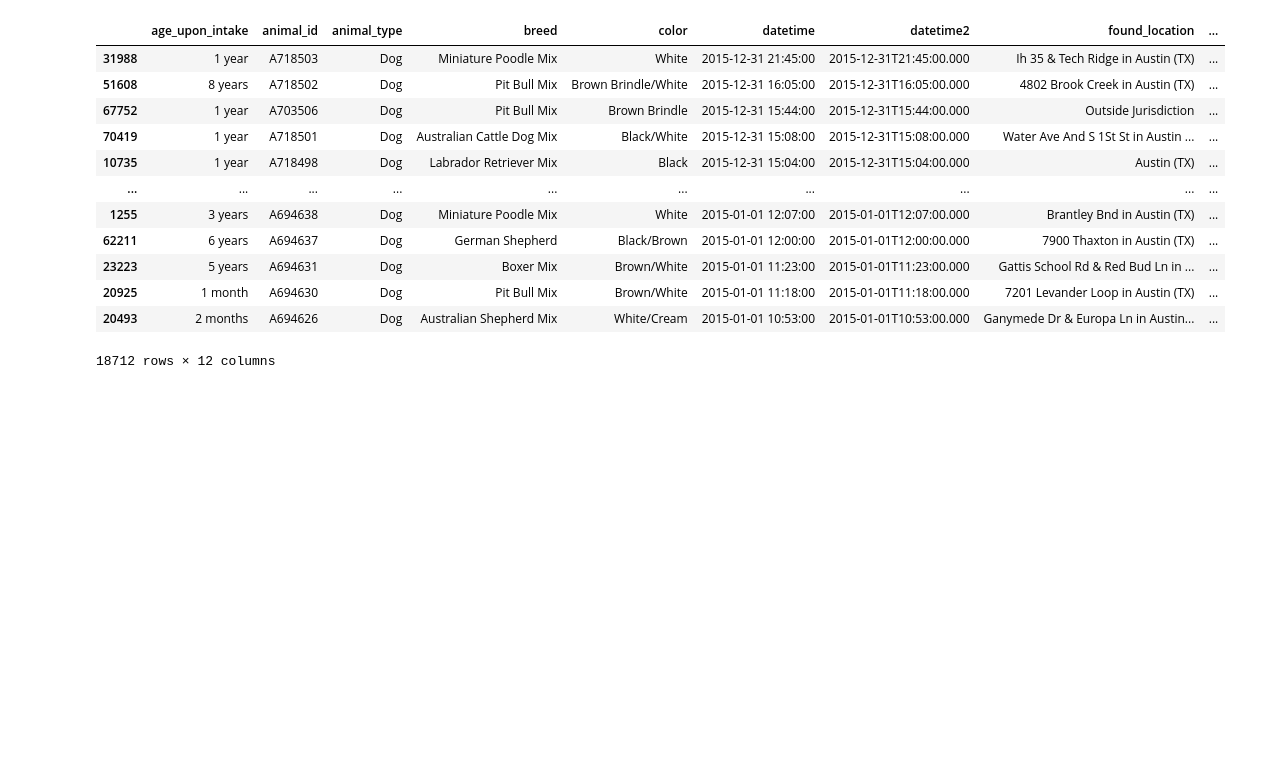
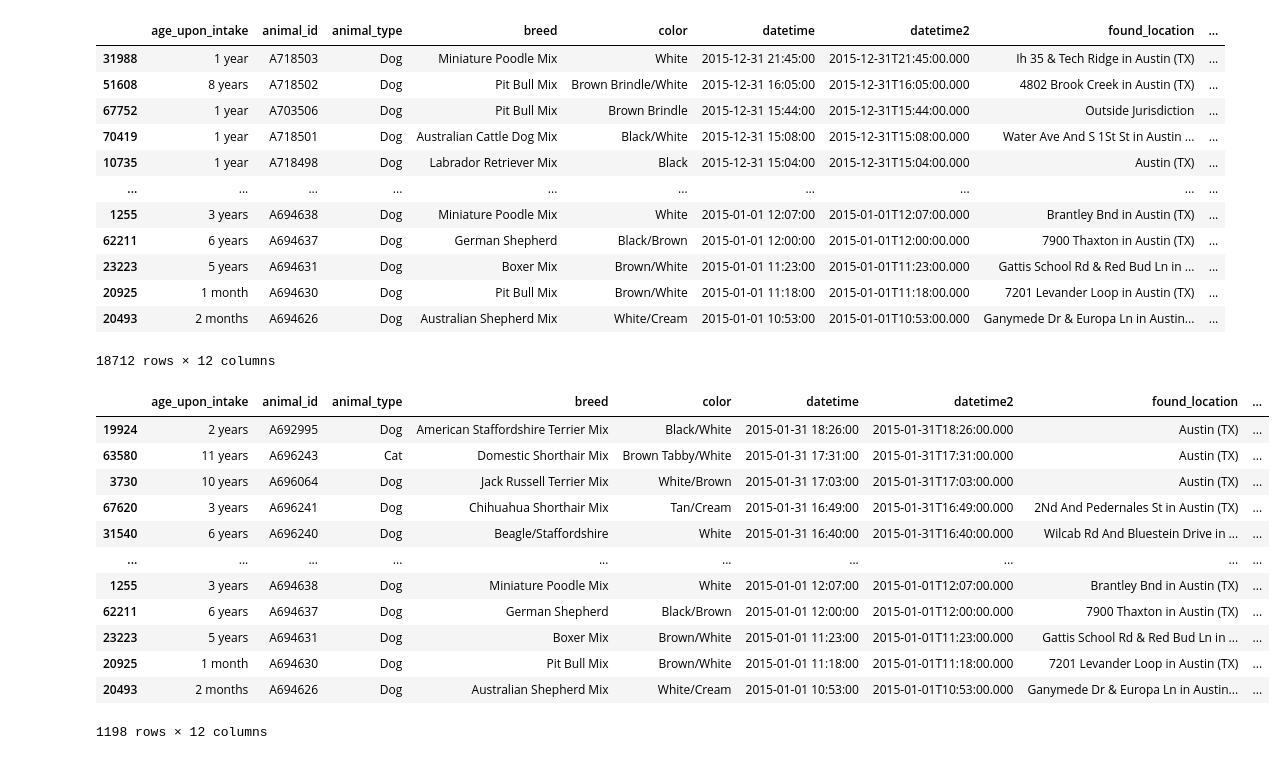
Before and after one commit to 3Grey6Jedi9/Data-Analysis-Project-05, a Jupyter notebook: Pet Shelter Analysis.ipynb, the cells around one changed output. Cells and saved outputs as stored; diff of their text form; code cells hidden in the pictures; blank space fills up the shorter version.

```diff
--- a/Pet Shelter Analysis.ipynb
+++ b/Pet Shelter Analysis.ipynb
@@ -103,3 +103,20 @@ intake_15
 | 20925 | 1 month | A694630 | Dog | Pit Bull Mix | Brown/White | 2015-01-01 11:18:00 | 2015-01-01T11:18:00.000 | 7201 Levander Loop in Austin (TX) | ... |
 | 20493 | 2 months | A694626 | Dog | Australian Shepherd Mix | White/Cream | 2015-01-01 10:53:00 | 2015-01-01T10:53:00.000 | Ganymede Dr & Europa Ln in Austin... | ... |
 18712 rows × 12 columns
+# %%
+intake_january = intake_15[intake_15['datetime'] <= datetime.datetime(2015,2,1)]
+intake_january
+# %% [output]
+|  | age_upon_intake | animal_id | animal_type | breed | color | datetime | datetime2 | found_location | ... |
+| 19924 | 2 years | A692995 | Dog | American Staffordshire Terrier Mix | Black/White | 2015-01-31 18:26:00 | 2015-01-31T18:26:00.000 | Austin (TX) | ... |
+| 63580 | 11 years | A696243 | Cat | Domestic Shorthair Mix | Brown Tabby/White | 2015-01-31 17:31:00 | 2015-01-31T17:31:00.000 | Austin (TX) | ... |
+| 3730 | 10 years | A696064 | Dog | Jack Russell Terrier Mix | White/Brown | 2015-01-31 17:03:00 | 2015-01-31T17:03:00.000 | Austin (TX) | ... |
+| 67620 | 3 years | A696241 | Dog | Chihuahua Shorthair Mix | Tan/Cream | 2015-01-31 16:49:00 | 2015-01-31T16:49:00.000 | 2Nd And Pedernales St in Austin (TX) | ... |
+| 31540 | 6 years | A696240 | Dog | Beagle/Staffordshire | White | 2015-01-31 16:40:00 | 2015-01-31T16:40:00.000 | Wilcab Rd And Bluestein Drive in ... | ... |
+| ... | ... | ... | ... | ... | ... | ... | ... | ... | ... |
+| 1255 | 3 years | A694638 | Dog | Miniature Poodle Mix | White | 2015-01-01 12:07:00 | 2015-01-01T12:07:00.000 | Brantley Bnd in Austin (TX) | ... |
+| 62211 | 6 years | A694637 | Dog | German Shepherd | Black/Brown | 2015-01-01 12:00:00 | 2015-01-01T12:00:00.000 | 7900 Thaxton in Austin (TX) | ... |
+| 23223 | 5 years | A694631 | Dog | Boxer Mix | Brown/White | 2015-01-01 11:23:00 | 2015-01-01T11:23:00.000 | Gattis School Rd & Red Bud Ln in ... | ... |
+| 20925 | 1 month | A694630 | Dog | Pit Bull Mix | Brown/White | 2015-01-01 11:18:00 | 2015-01-01T11:18:00.000 | 7201 Levander Loop in Austin (TX) | ... |
+| 20493 | 2 months | A694626 | Dog | Australian Shepherd Mix | White/Cream | 2015-01-01 10:53:00 | 2015-01-01T10:53:00.000 | Ganymede Dr & Europa Ln in Austin... | ... |
+1198 rows × 12 columns
```
